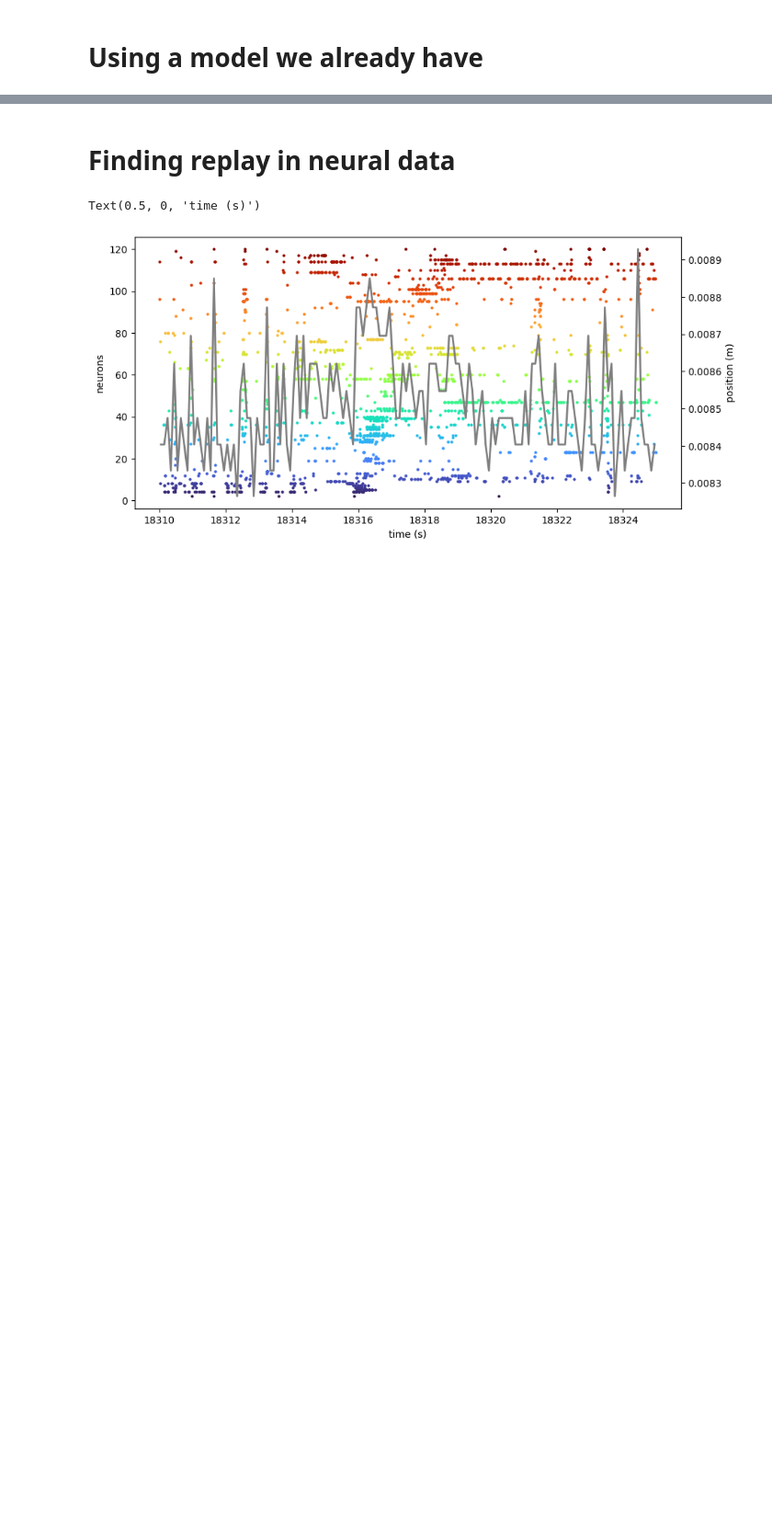
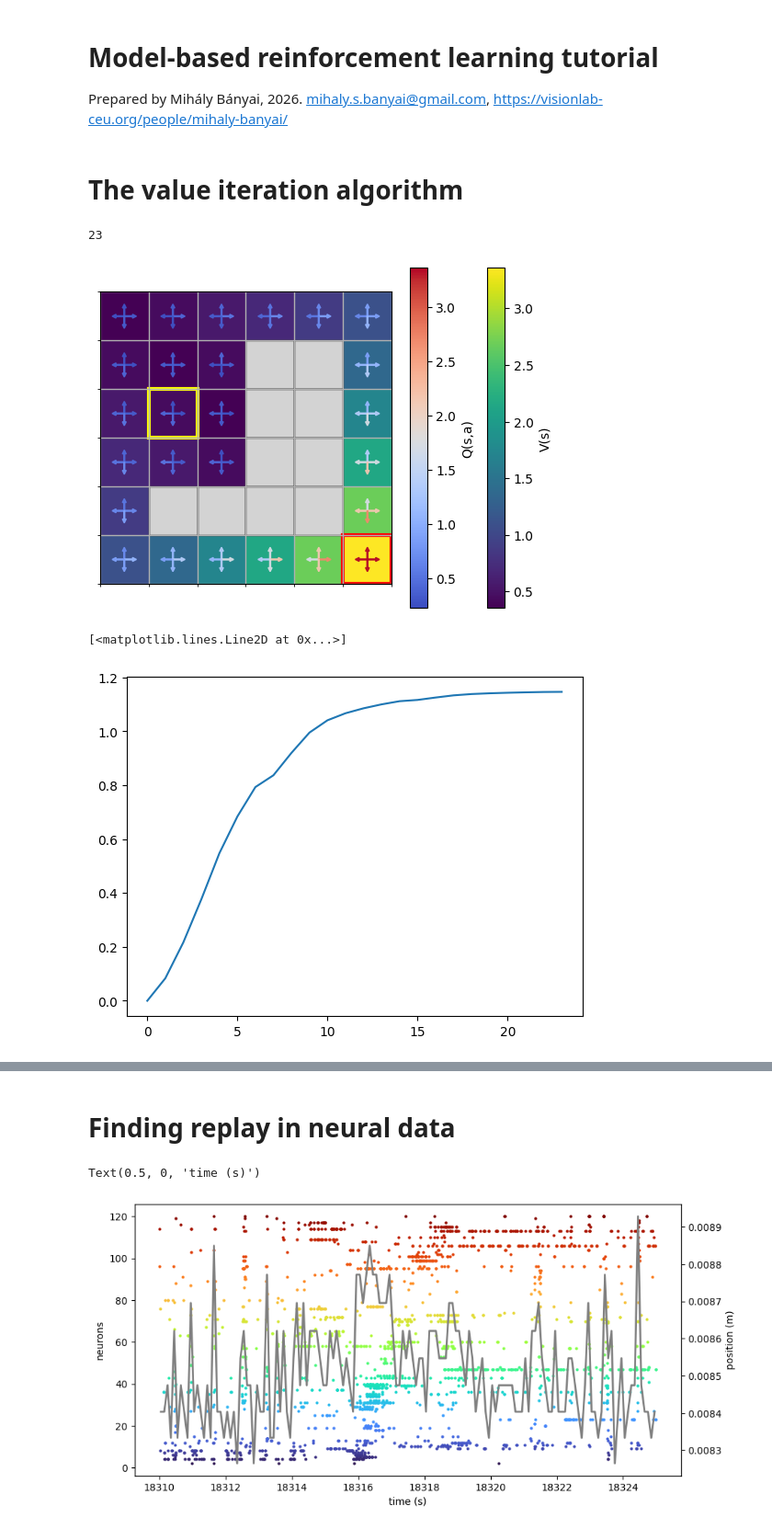
Before and after one commit to mihalybanyai/ait-compneuro-assignments, a Jupyter notebook: AIT26_Tutorial5_MBRL.ipynb, the cells around one changed output, grey strips where cells are left out. Shown at 92% size. Cells and saved outputs as stored; diff of their text form; code cells hidden in the pictures; blank space fills up the shorter version.

Commit message:
updates to the tutorials

```diff
--- a/AIT26_Tutorial5_MBRL.ipynb
+++ b/AIT26_Tutorial5_MBRL.ipynb
@@ -8,2 +1,4 @@ from ipynb.fs.defs.AIT26_Tutorial4_RL import transition_probs_from_map
 # %% [markdown]
-# Using a model we already have
+# Model-based reinforcement learning tutorial
+
+Prepared by Mihály Bányai, 2026. mihaly.s.banyai@gmail.com, https://visionlab-ceu.org/people/mihaly-banyai/
@@ -10,29 +12,49 @@ from ipynb.fs.defs.AIT26_Tutorial4_RL import transition_probs_from_map
+# %% [markdown]
+# The value iteration algorithm
 # %%
 def value_iteration(T, R, gamma, delta_threshold):
     n_states = R.shape[0]
     n_actions = T.shape[2]
     V = np.zeros((n_states))
     Q = np.zeros((n_states, n_actions))
     value_sums = [0]
     delta = np.inf
     iter = 0
     while delta > delta_threshold and iter < 1000:
         delta = 0
         for s in range(n_states):
             deltas_per_action = np.zeros((n_actions))
             for a in range(n_actions):
                 Q[s, a] = 0
                 for s_prime in range(n_states):
                     Q[s, a] += T[s, s_prime, a] * (R[s] + gamma * V[s_prime])
                 deltas_per_action[a] = Q[s, a] - V[s]
             delta = np.maximum(delta, deltas_per_action.max())
             V[s] = Q[s, :].max()
         iter += 1
         value_sums.append(V.sum() / n_states)
-        #print(Q)
     print(iter)
-    #print(V)
-    #print(Q)
-    return value_sums
+    return V, Q, value_sums
+
+state_map = [
+    [0, 0, 0, 0, 0, 0],
+    [0, 0, 0, 1, 1, 0],
+    [0, 0, 0, 1, 1, 0],
+    [0, 0, 0, 1, 1, 0],
+    [0, 1, 1, 1, 1, 0],
+    [0, 0, 0, 0, 0, 3]
+]
+
+init_state = 13
+T_map, R_map = transition_probs_from_map(state_map, start_state=init_state)
+
+V, Q, value_sums = value_iteration(T=T_map, R=R_map, gamma=0.8, delta_threshold=0.01)
+plot_gridworld(state_map, init_state, q_function=Q)
+plt.plot(value_sums)
+# %% [output]
+23
+[figure, added]
+[<matplotlib.lines.Line2D at 0x...>]
+[figure, added]
 # %% [markdown]
 ## Independent work - how does value iteration scale?
```
Also changed, not shown: parts of 4 cells of this notebook, 1 other file.
